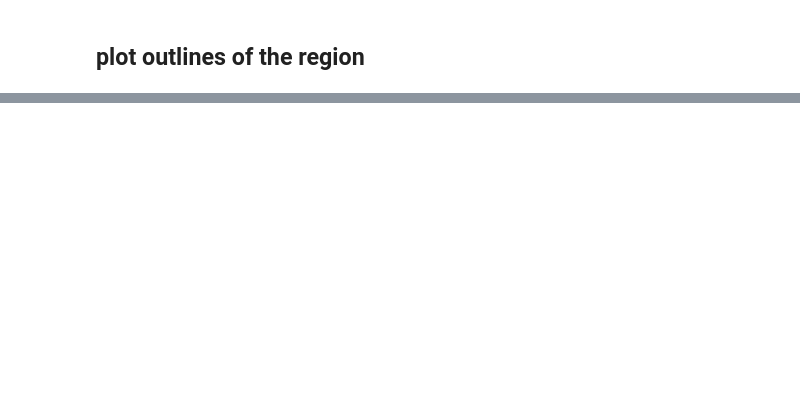
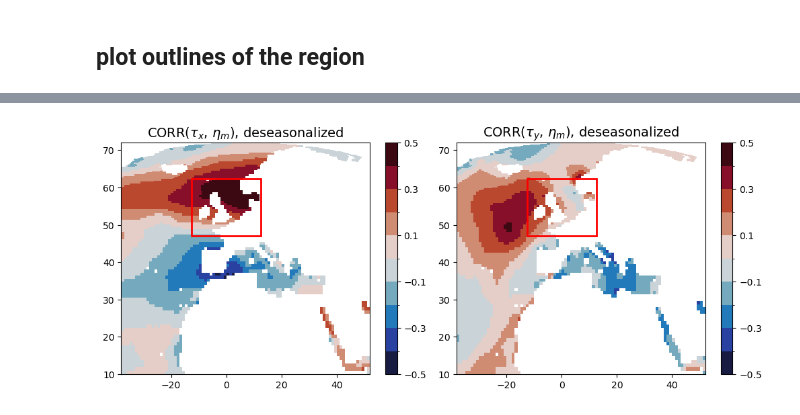
Before and after one commit to ojhoundegnonto/ESS25-Team_PISEAL, a Jupyter notebook: notebooks/explore_NWES.ipynb, the cells around one changed output, grey strips where cells are left out. Cells and saved outputs as stored; diff of their text form; code cells hidden in the pictures; blank space fills up the shorter version.

```diff
--- a/notebooks/explore_NWES.ipynb
+++ b/notebooks/explore_NWES.ipynb
@@ -472,0 +493,44 @@ plt.tight_layout(pad=1.0)  # pad = space between plots
+# %%
+EXFtaux_clim = EXFtaux.groupby("time.month").mean()
+EXFtaux_dess = EXFtaux.groupby('time.month') - EXFtaux_clim
+
+EXFtauy_clim = EXFtauy.groupby("time.month").mean()
+EXFtauy_dess = EXFtauy.groupby('time.month') - EXFtauy_clim
+
+# NWES-mean SL, de-ss
+EXFtaux_clim = EXFtaux.groupby("time.month").mean()
+EXFtaux_dess = EXFtaux.groupby('time.month') - EXFtaux_clim
+
+
+corr_m_taux = xr.corr(EXFtaux_dess[:,2,:,:], etam_mean, dim="time")
+corr_m_tauy = xr.corr(EXFtauy_dess[:,2,:,:], etam_mean, dim="time")
+# %%
+bounds = np.arange(-.5, .6, .1)
+norm = BoundaryNorm(bounds, ncolors=256)
+ticks = np.arange(-.5, .6, .2)
+
+fig, axs = plt.subplots(1,2, figsize=(10, 4))
+mesh = axs[0].pcolormesh(ds_grid.XC.isel(tile=2), ds_grid.YC.isel(tile=2), \
+                         corr_m_taux, cmap=cmocean.cm.balance, norm=norm)
+# contours = axs[0].contour(ds_grid.XC.isel(tile=2), ds_grid.YC.isel(tile=2), \
+#                           depth_masked.isel(tile=2,k=0), levels=[200], colors='black', linewidths=1)
+rect = Rectangle((x0, y0), dx, dy, linewidth=2, edgecolor='red', facecolor='none')
+cbar = plt.colorbar(mesh, ticks=ticks)
+axs[0].add_patch(rect)
+axs[0].set_title(r"CORR($\tau_x$, $\eta_m$), deseasonalized",fontsize=14)
+
+#
+mesh = axs[1].pcolormesh(ds_grid.XC.isel(tile=2), ds_grid.YC.isel(tile=2), \
+                      corr_m_tauy, cmap=cmocean.cm.balance, norm=norm)
+# contours = axs[1].contour(ds_grid.XC.isel(tile=2), ds_grid.YC.isel(tile=2), \
+#                           depth_masked.isel(tile=2,k=0), levels=[200], colors='black', linewidths=1)
+rect = Rectangle((x0, y0), dx, dy, linewidth=2, edgecolor='red', facecolor='none')
+cbar = plt.colorbar(mesh, ticks=ticks)
+axs[1].add_patch(rect)
+axs[1].set_title(r"CORR($\tau_y$, $\eta_m$), deseasonalized",fontsize=14)
+
+plt.tight_layout(pad=.2)
+
+# plt.savefig("/home/jovyan/ESS25-Team_PISEAL/figures/NWES_corr_tauetam.png", dpi=600, bbox_inches='tight')
+# %% [output]
+[figure, added]
```
Also changed, not shown: parts of 7 cells of this notebook, 5 other files.
